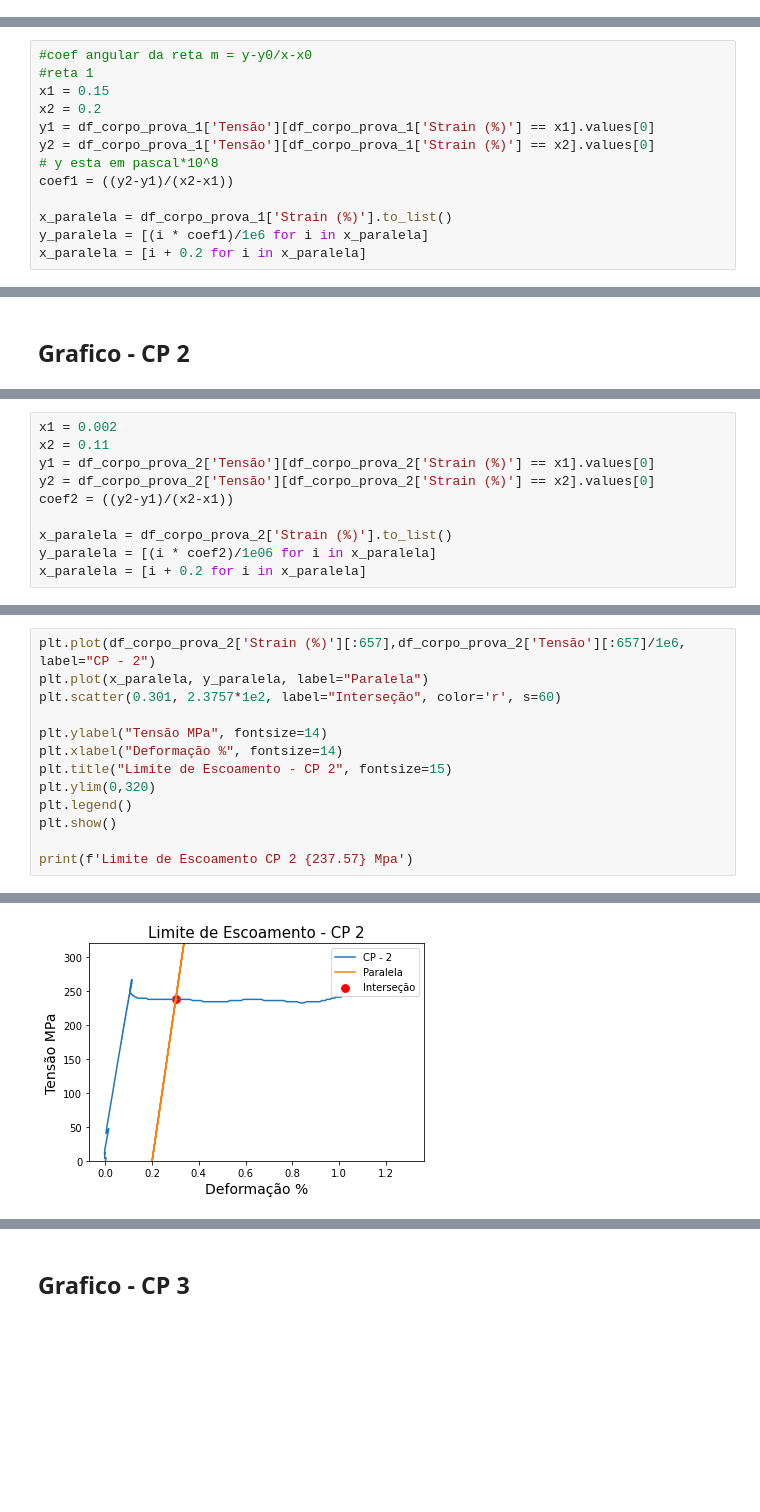
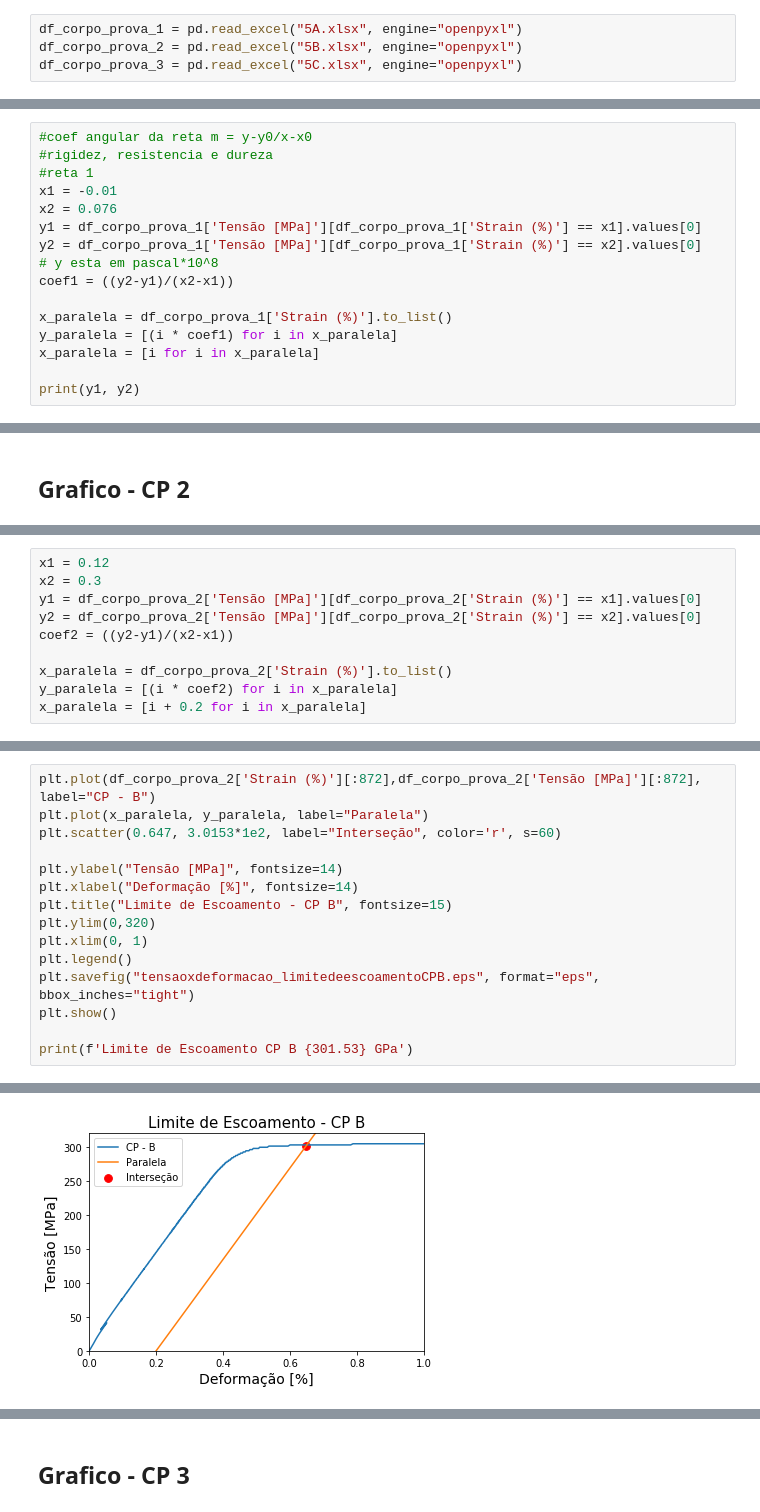
Before and after one commit to delattre1/analise-propriedades-mecanicas, a Jupyter notebook: analise_tracao/analise_cp1.ipynb, the cells around one changed output, grey strips where cells are left out. Saved outputs shown, nothing was run; the diff lists cells and outputs as text; blank space fills up the shorter version.

```diff
--- a/analise_tracao/analise_cp1.ipynb
+++ b/analise_tracao/analise_cp1.ipynb
@@ -16,0 +14,4 @@ df_corpo_prova_3 = pd.read_csv("ensaio_tracao_cp_3.csv",decimal=",",delimiter=";
+# %%
+df_corpo_prova_1 = pd.read_excel("5A.xlsx", engine="openpyxl")
+df_corpo_prova_2 = pd.read_excel("5B.xlsx", engine="openpyxl")
+df_corpo_prova_3 = pd.read_excel("5C.xlsx", engine="openpyxl")
@@ -161,14 +273,17 @@ plt.show()
 ## Interseção 1
 # %%
 #coef angular da reta m = y-y0/x-x0
+#rigidez, resistencia e dureza
 #reta 1
-x1 = 0.15
-x2 = 0.2
-y1 = df_corpo_prova_1['Tensão'][df_corpo_prova_1['Strain (%)'] == x1].values[0]
-y2 = df_corpo_prova_1['Tensão'][df_corpo_prova_1['Strain (%)'] == x2].values[0]
+x1 = -0.01
+x2 = 0.076
+y1 = df_corpo_prova_1['Tensão [MPa]'][df_corpo_prova_1['Strain (%)'] == x1].values[0]
+y2 = df_corpo_prova_1['Tensão [MPa]'][df_corpo_prova_1['Strain (%)'] == x2].values[0]
 # y esta em pascal*10^8
 coef1 = ((y2-y1)/(x2-x1))
 
 x_paralela = df_corpo_prova_1['Strain (%)'].to_list()
-y_paralela = [(i * coef1)/1e6 for i in x_paralela]
-x_paralela = [i + 0.2 for i in x_paralela]
+y_paralela = [(i * coef1) for i in x_paralela]
+x_paralela = [i for i in x_paralela]
+
+print(y1, y2)
@@ -219,11 +362,11 @@ plt.show()
 # %%
-x1 = 0.002
-x2 = 0.11
-y1 = df_corpo_prova_2['Tensão'][df_corpo_prova_2['Strain (%)'] == x1].values[0]
-y2 = df_corpo_prova_2['Tensão'][df_corpo_prova_2['Strain (%)'] == x2].values[0]
+x1 = 0.12
+x2 = 0.3
+y1 = df_corpo_prova_2['Tensão [MPa]'][df_corpo_prova_2['Strain (%)'] == x1].values[0]
+y2 = df_corpo_prova_2['Tensão [MPa]'][df_corpo_prova_2['Strain (%)'] == x2].values[0]
 coef2 = ((y2-y1)/(x2-x1))
 
 x_paralela = df_corpo_prova_2['Strain (%)'].to_list()
-y_paralela = [(i * coef2)/1e06 for i in x_paralela]
+y_paralela = [(i * coef2) for i in x_paralela]
 x_paralela = [i + 0.2 for i in x_paralela]
 # %%
@@ -233,14 +376,16 @@ Modulo de Young CP 2: 235.16 GPa
 # %%
-plt.plot(df_corpo_prova_2['Strain (%)'][:657],df_corpo_prova_2['Tensão'][:657]/1e6, label="CP - 2")
+plt.plot(df_corpo_prova_2['Strain (%)'][:872],df_corpo_prova_2['Tensão [MPa]'][:872], label="CP - B")
 plt.plot(x_paralela, y_paralela, label="Paralela")
-plt.scatter(0.301, 2.3757*1e2, label="Interseção", color='r', s=60)
+plt.scatter(0.647, 3.0153*1e2, label="Interseção", color='r', s=60)
 
-plt.ylabel("Tensão MPa", fontsize=14)
-plt.xlabel("Deformação %", fontsize=14)
-plt.title("Limite de Escoamento - CP 2", fontsize=15)
+plt.ylabel("Tensão [MPa]", fontsize=14)
+plt.xlabel("Deformação [%]", fontsize=14)
+plt.title("Limite de Escoamento - CP B", fontsize=15)
 plt.ylim(0,320)
+plt.xlim(0, 1)
 plt.legend()
+plt.savefig("tensaoxdeformacao_limitedeescoamentoCPB.eps", format="eps", bbox_inches="tight")
 plt.show()
 
-print(f'Limite de Escoamento CP 2 {237.57} Mpa')
+print(f'Limite de Escoamento CP B {301.53} GPa')
 # %% [output]
@@ -247 +396 @@ print(f'Limite de Escoamento CP 2 {237.57} Mpa')
-[figure, old version]
+[figure, new version]
```
Also changed, not shown: parts of 34 cells of this notebook, 13 other files.
